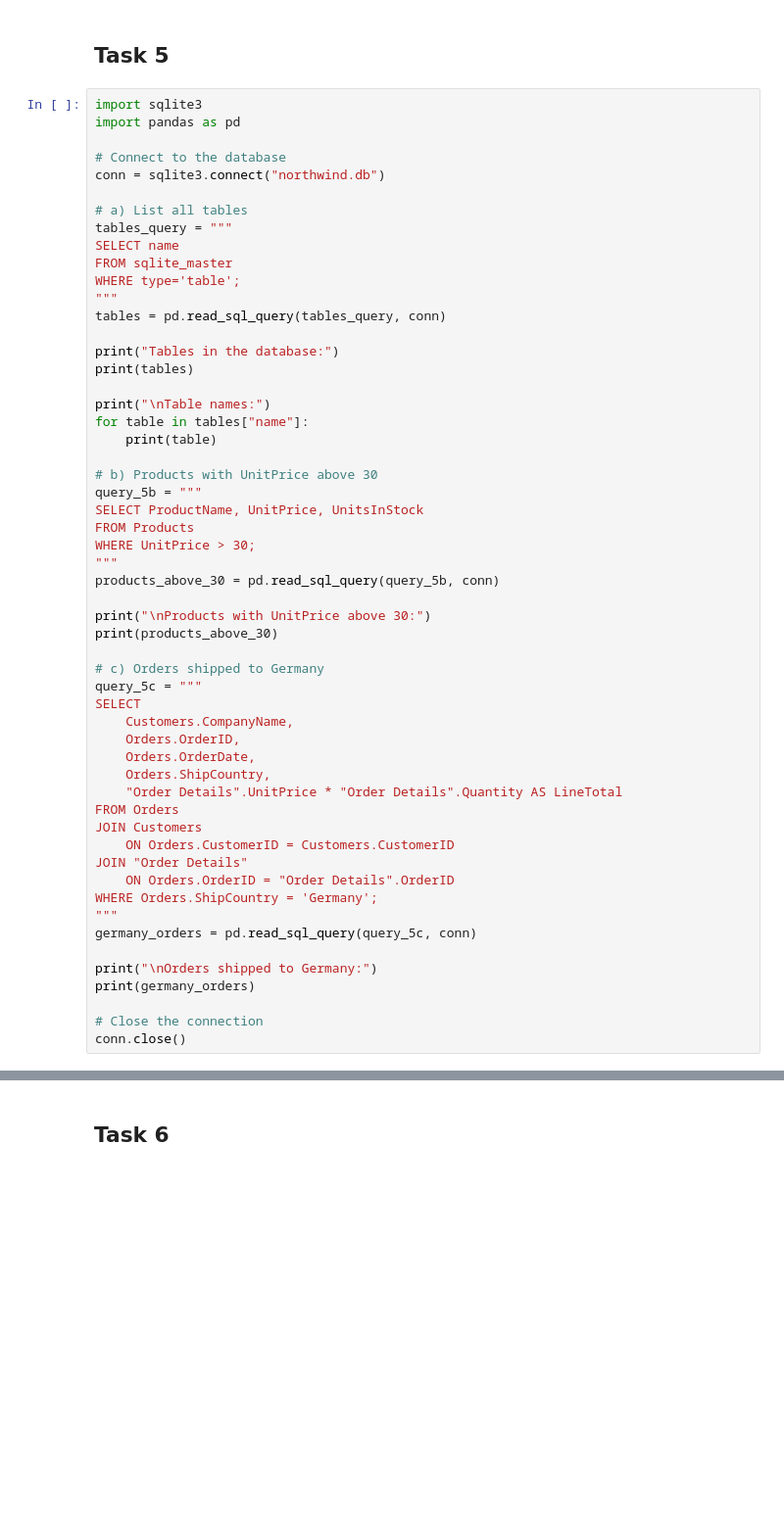
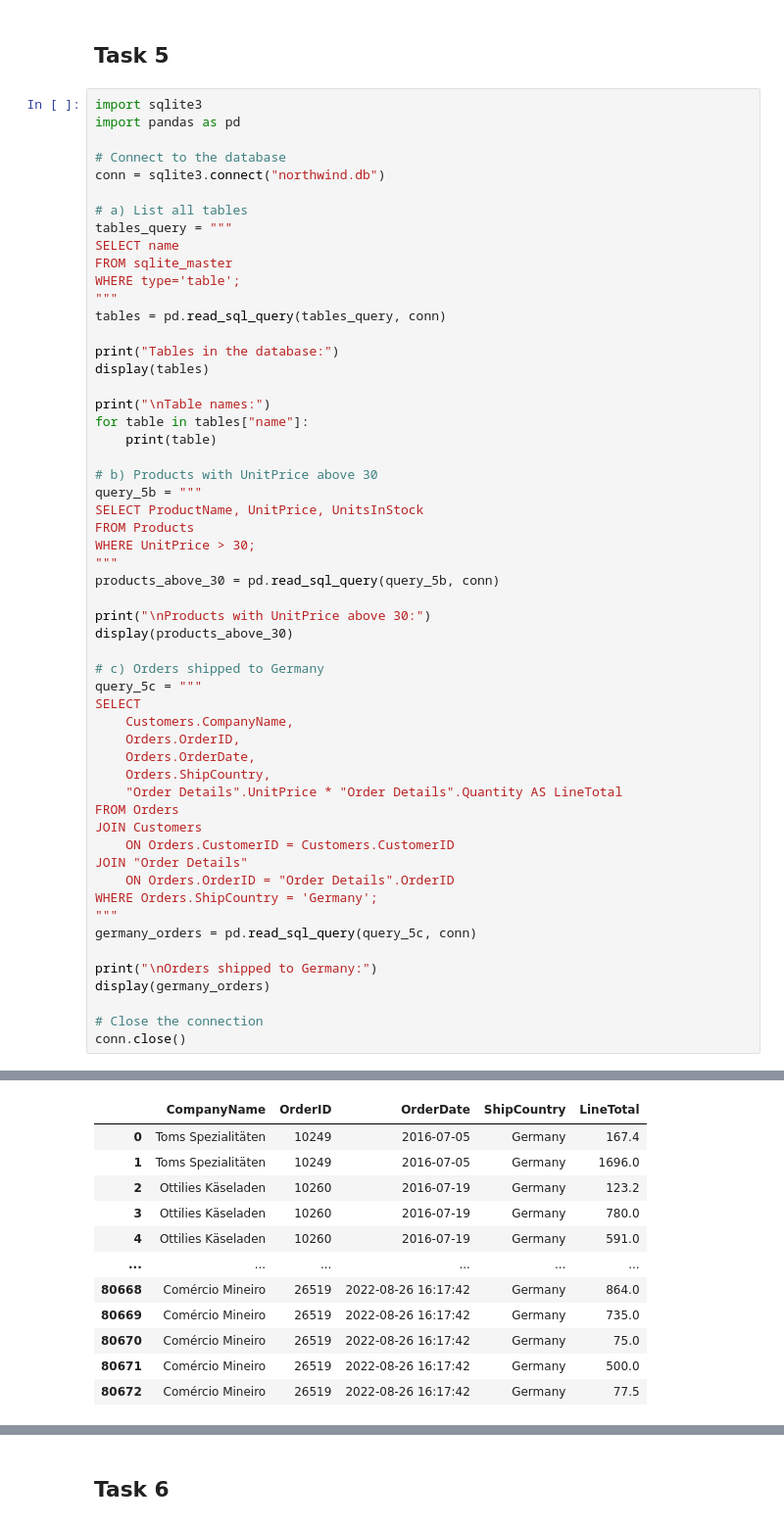
Before and after one commit to antongrundstrom/PythonProgrammingforBusinessIntelligence, a Jupyter notebook: Assignments/Assignment2/Assignment2.ipynb, the cells around one changed output, grey strips where cells are left out. Shown at 98% size. Saved outputs shown, nothing was run; the diff lists cells and outputs as text; blank space fills up the shorter version.

```diff
--- a/Assignments/Assignment2/Assignment2.ipynb
+++ b/Assignments/Assignment2/Assignment2.ipynb
@@ -362,7 +360,7 @@ WHERE type='table';
 tables = pd.read_sql_query(tables_query, conn)
 
 print("Tables in the database:")
-print(tables)
+display(tables)
 
 print("\nTable names:")
 for table in tables["name"]:
@@ -377,7 +375,7 @@ WHERE UnitPrice > 30;
 products_above_30 = pd.read_sql_query(query_5b, conn)
 
 print("\nProducts with UnitPrice above 30:")
-print(products_above_30)
+display(products_above_30)
 
 # c) Orders shipped to Germany
 query_5c = """
@@ -397,7 +395,7 @@ WHERE Orders.ShipCountry = 'Germany';
 germany_orders = pd.read_sql_query(query_5c, conn)
 
 print("\nOrders shipped to Germany:")
-print(germany_orders)
+display(germany_orders)
 
 # Close the connection
 conn.close()
@@ -421,0 +454,12 @@ Tables in the database:
+|  | CompanyName | OrderID | OrderDate | ShipCountry | LineTotal |
+| 0 | Toms Spezialitäten | 10249 | 2016-07-05 | Germany | 167.4 |
+| 1 | Toms Spezialitäten | 10249 | 2016-07-05 | Germany | 1696.0 |
+| 2 | Ottilies Käseladen | 10260 | 2016-07-19 | Germany | 123.2 |
+| 3 | Ottilies Käseladen | 10260 | 2016-07-19 | Germany | 780.0 |
+| 4 | Ottilies Käseladen | 10260 | 2016-07-19 | Germany | 591.0 |
+| ... | ... | ... | ... | ... | ... |
+| 80668 | Comércio Mineiro | 26519 | 2022-08-26 16:17:42 | Germany | 864.0 |
+| 80669 | Comércio Mineiro | 26519 | 2022-08-26 16:17:42 | Germany | 735.0 |
+| 80670 | Comércio Mineiro | 26519 | 2022-08-26 16:17:42 | Germany | 75.0 |
+| 80671 | Comércio Mineiro | 26519 | 2022-08-26 16:17:42 | Germany | 500.0 |
+| 80672 | Comércio Mineiro | 26519 | 2022-08-26 16:17:42 | Germany | 77.5 |
```
Also changed, not shown: parts of 6 cells of this notebook.
